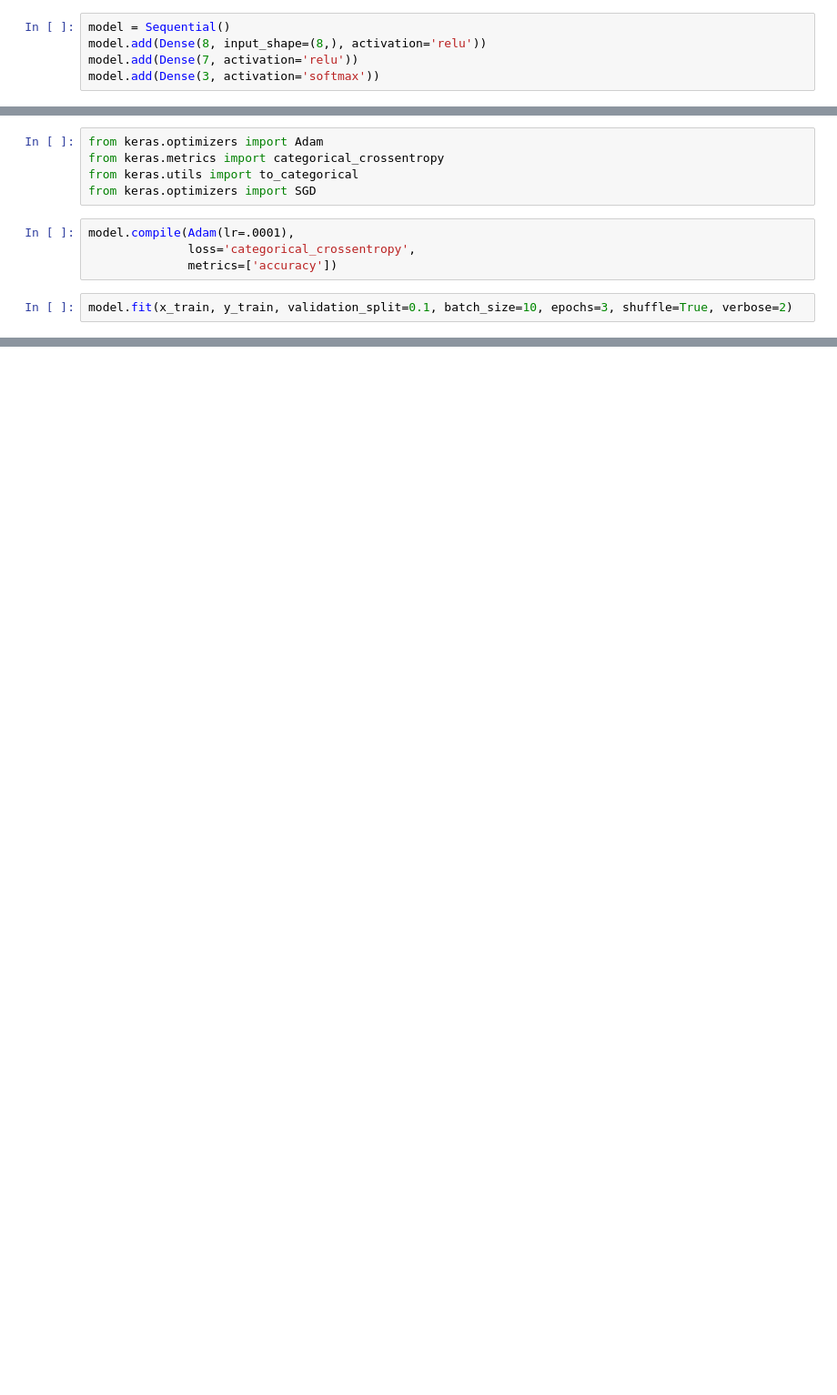
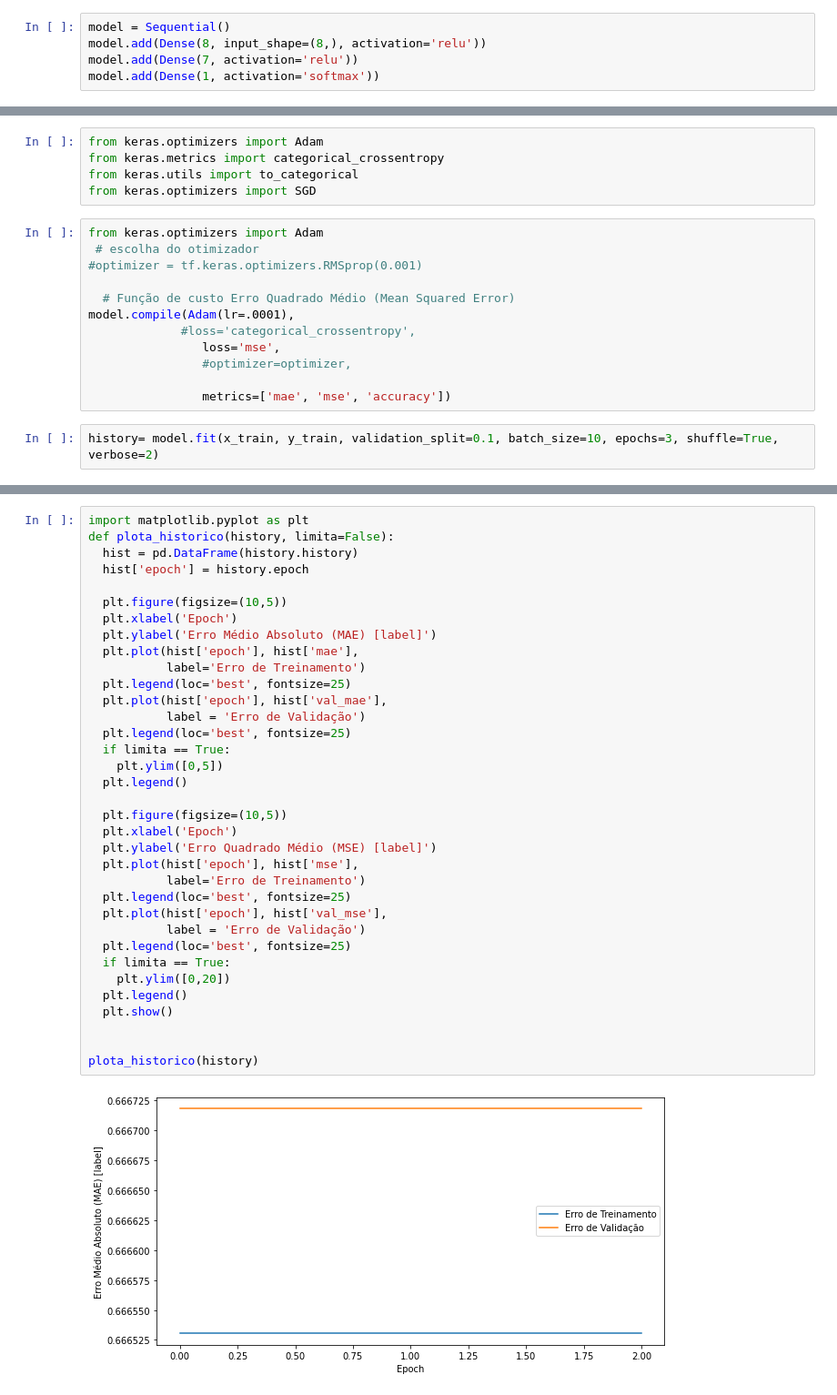
Before and after one commit to RNATCC/modelo-1, a Jupyter notebook: Modelo_de_Previsão_1.ipynb, the cells around one changed output, grey strips where cells are left out. Shown: that part at 91% size. Cells and saved outputs as stored; diff of their text form; blank space fills up the shorter version.

```diff
--- a/Modelo_de_Previsão_1.ipynb
+++ b/Modelo_de_Previsão_1.ipynb
@@ -112,7 +141,7 @@ from keras.layers.core import Dense
 model = Sequential()
 model.add(Dense(8, input_shape=(8,), activation='relu'))
 model.add(Dense(7, activation='relu'))
-model.add(Dense(3, activation='softmax'))
+model.add(Dense(1, activation='softmax'))
 # %%
 model.summary()
 # %% [output]
@@ -135,11 +164,19 @@ from keras.optimizers import Adam
 from keras.metrics import categorical_crossentropy
 from keras.utils import to_categorical
 from keras.optimizers import SGD
-# %%
-model.compile(Adam(lr=.0001),
-              loss='categorical_crossentropy',
-              metrics=['accuracy'])
+# %%
+from keras.optimizers import Adam
+ # escolha do otimizador
+#optimizer = tf.keras.optimizers.RMSprop(0.001)
+
+  # Função de custo Erro Quadrado Médio (Mean Squared Error)
+model.compile(Adam(lr=.0001),
+             #loss='categorical_crossentropy',
+                loss='mse',
+                #optimizer=optimizer,
+
+                metrics=['mae', 'mse', 'accuracy'])
 # %%
-model.fit(x_train, y_train, validation_split=0.1, batch_size=10, epochs=3, shuffle=True, verbose=2)
+history= model.fit(x_train, y_train, validation_split=0.1, batch_size=10, epochs=3, shuffle=True, verbose=2)
 # %% [output]
 Epoch 1/3
@@ -167,0 +227,37 @@ ValueError: ignored
+# %%
+import matplotlib.pyplot as plt
+def plota_historico(history, limita=False):
+  hist = pd.DataFrame(history.history)
+  hist['epoch'] = history.epoch
+
+  plt.figure(figsize=(10,5))
+  plt.xlabel('Epoch')
+  plt.ylabel('Erro Médio Absoluto (MAE) [label]')
+  plt.plot(hist['epoch'], hist['mae'],
+           label='Erro de Treinamento')
+  plt.legend(loc='best', fontsize=25)
+  plt.plot(hist['epoch'], hist['val_mae'],
+           label = 'Erro de Validação')
+  plt.legend(loc='best', fontsize=25)
+  if limita == True:
+    plt.ylim([0,5])
+  plt.legend()
+
+  plt.figure(figsize=(10,5))
+  plt.xlabel('Epoch')
+  plt.ylabel('Erro Quadrado Médio (MSE) [label]')
+  plt.plot(hist['epoch'], hist['mse'],
+           label='Erro de Treinamento')
+  plt.legend(loc='best', fontsize=25)
+  plt.plot(hist['epoch'], hist['val_mse'],
+           label = 'Erro de Validação')
+  plt.legend(loc='best', fontsize=25)
+  if limita == True:
+    plt.ylim([0,20])
+  plt.legend()
+  plt.show()
+
+
+plota_historico(history)
+# %% [output]
+[figure, added]
```
Also changed, not shown: parts of 13 cells of this notebook.
